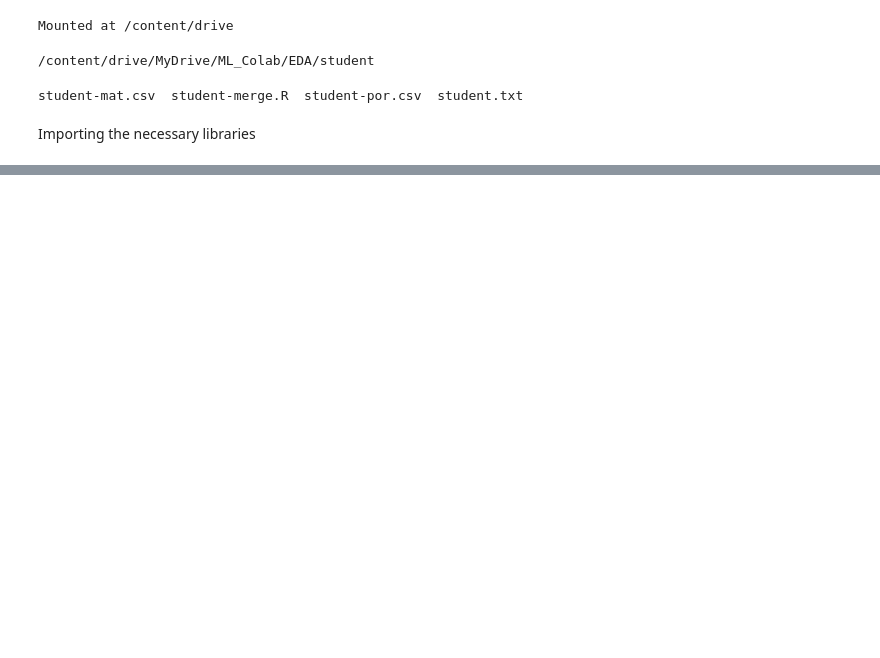
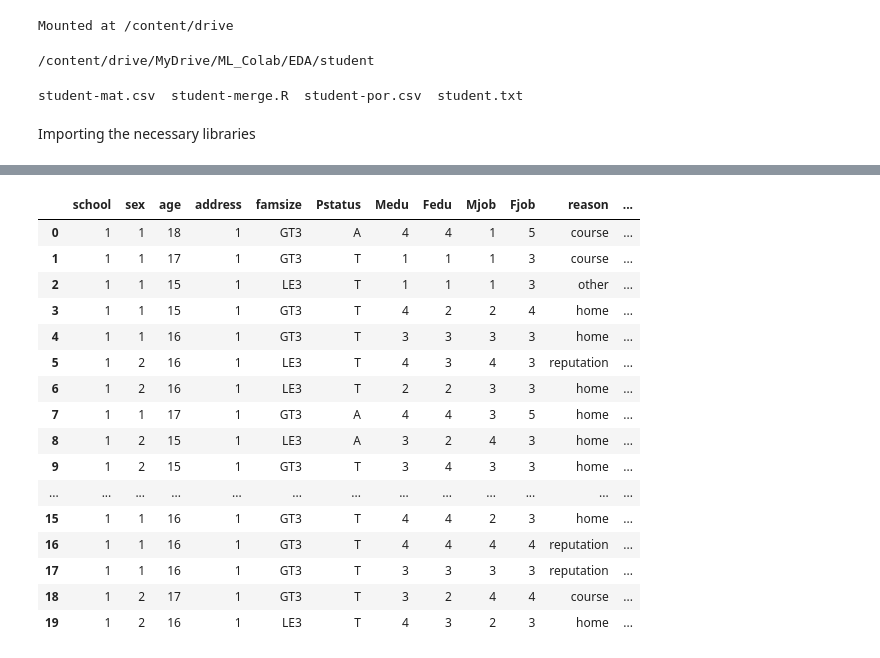
Before and after one commit to vg0303/ML_GirlScript, a Jupyter notebook: ExploratoryDataAnalysis_1.ipynb, the cells around one changed output, grey strips where cells are left out. Saved outputs shown, nothing was run; the diff lists cells and outputs as text; code cells hidden in the pictures; blank space fills up the shorter version.

```diff
--- a/ExploratoryDataAnalysis_1.ipynb
+++ b/ExploratoryDataAnalysis_1.ipynb
@@ -23,0 +36,3 @@ import os                           #using os commands between the python langua
+# %%
+mathData = pd.read_csv('student-mat.csv', sep=';')
+#load the csv file as dataframe and "sep" is used to separate the columns as in the text file, data is separated by ";"
@@ -23,0 +114,34 @@ import os                           #using os commands between the python langua
+# %%
+#convert the categories into numbers
+
+#binary valued
+
+mathData['school'] = mathData['school'].apply({'GP':1, 'MS':2}.get)
+mathData['sex'] = mathData['sex'].apply({'F':1, 'M':2}.get)
+mathData['address'] = mathData['address'].apply({'U':1, 'R':2}.get)
+mathData['higher'] = mathData['higher'].apply({'yes':1, 'no':2}.get)
+
+
+#multi-valued
+mathData['Mjob'] = mathData['Mjob'].apply({'at_home':1, 'health':2, 'other':3, 'services':4, 'teacher':5}.get)
+mathData['Fjob'] = mathData['Fjob'].apply({'at_home':1, 'health':2, 'other':3, 'services':4, 'teacher':5}.get)
+
+mathData.head(20)
+# %% [output]
+|  | school | sex | age | address | famsize | Pstatus | Medu | Fedu | Mjob | Fjob | reason | ... |
+| 0 | 1 | 1 | 18 | 1 | GT3 | A | 4 | 4 | 1 | 5 | course | ... |
+| 1 | 1 | 1 | 17 | 1 | GT3 | T | 1 | 1 | 1 | 3 | course | ... |
+| 2 | 1 | 1 | 15 | 1 | LE3 | T | 1 | 1 | 1 | 3 | other | ... |
+| 3 | 1 | 1 | 15 | 1 | GT3 | T | 4 | 2 | 2 | 4 | home | ... |
+| 4 | 1 | 1 | 16 | 1 | GT3 | T | 3 | 3 | 3 | 3 | home | ... |
+| 5 | 1 | 2 | 16 | 1 | LE3 | T | 4 | 3 | 4 | 3 | reputation | ... |
+| 6 | 1 | 2 | 16 | 1 | LE3 | T | 2 | 2 | 3 | 3 | home | ... |
+| 7 | 1 | 1 | 17 | 1 | GT3 | A | 4 | 4 | 3 | 5 | home | ... |
+| 8 | 1 | 2 | 15 | 1 | LE3 | A | 3 | 2 | 4 | 3 | home | ... |
+| 9 | 1 | 2 | 15 | 1 | GT3 | T | 3 | 4 | 3 | 3 | home | ... |
+| ... | ... | ... | ... | ... | ... | ... | ... | ... | ... | ... | ... | ... |
+| 15 | 1 | 1 | 16 | 1 | GT3 | T | 4 | 4 | 2 | 3 | home | ... |
+| 16 | 1 | 1 | 16 | 1 | GT3 | T | 4 | 4 | 4 | 4 | reputation | ... |
+| 17 | 1 | 1 | 16 | 1 | GT3 | T | 3 | 3 | 3 | 3 | reputation | ... |
+| 18 | 1 | 2 | 17 | 1 | GT3 | T | 3 | 2 | 4 | 4 | course | ... |
+| 19 | 1 | 2 | 16 | 1 | LE3 | T | 4 | 3 | 2 | 3 | home | ... |
```
Also changed, not shown: parts of 7 cells of this notebook.
